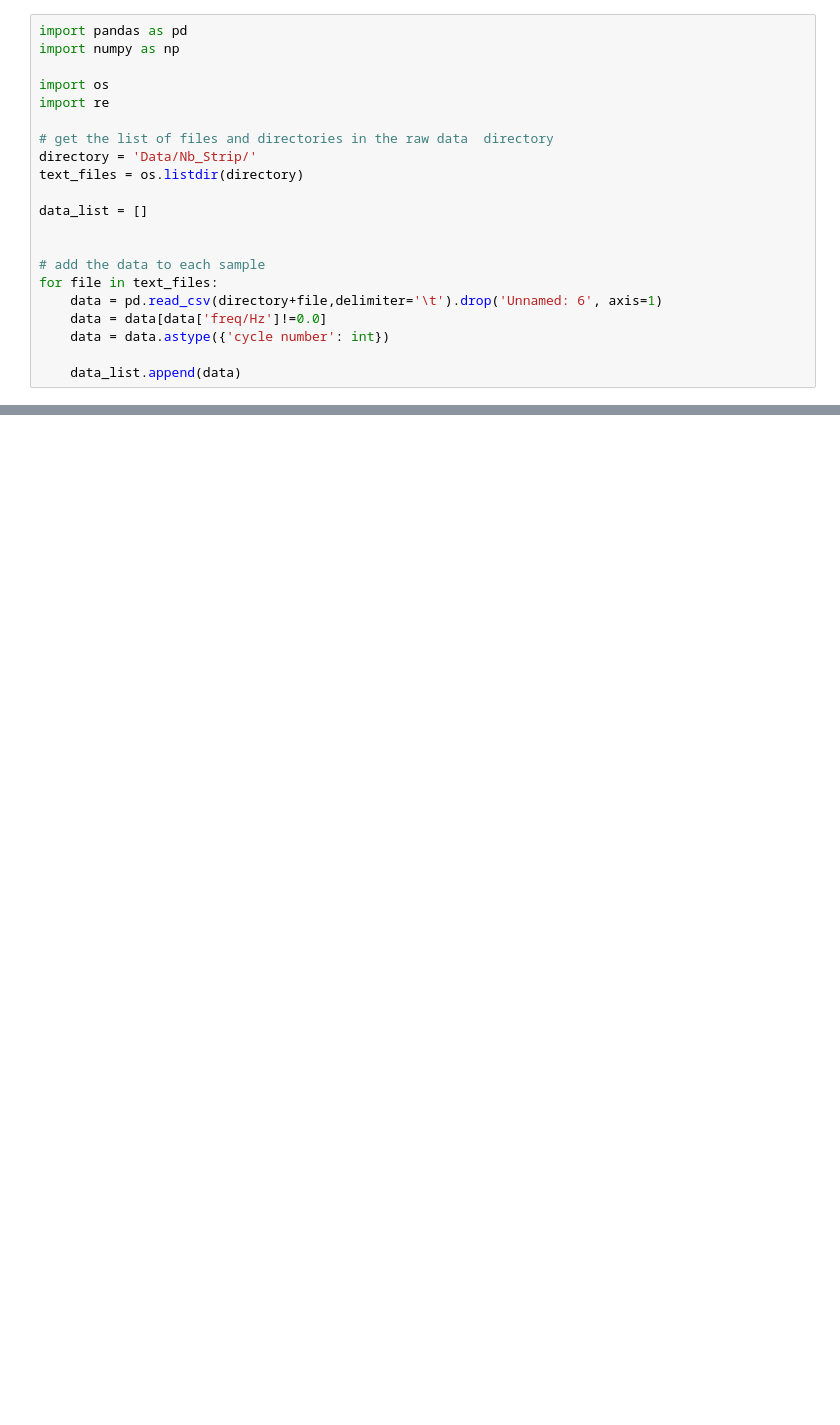
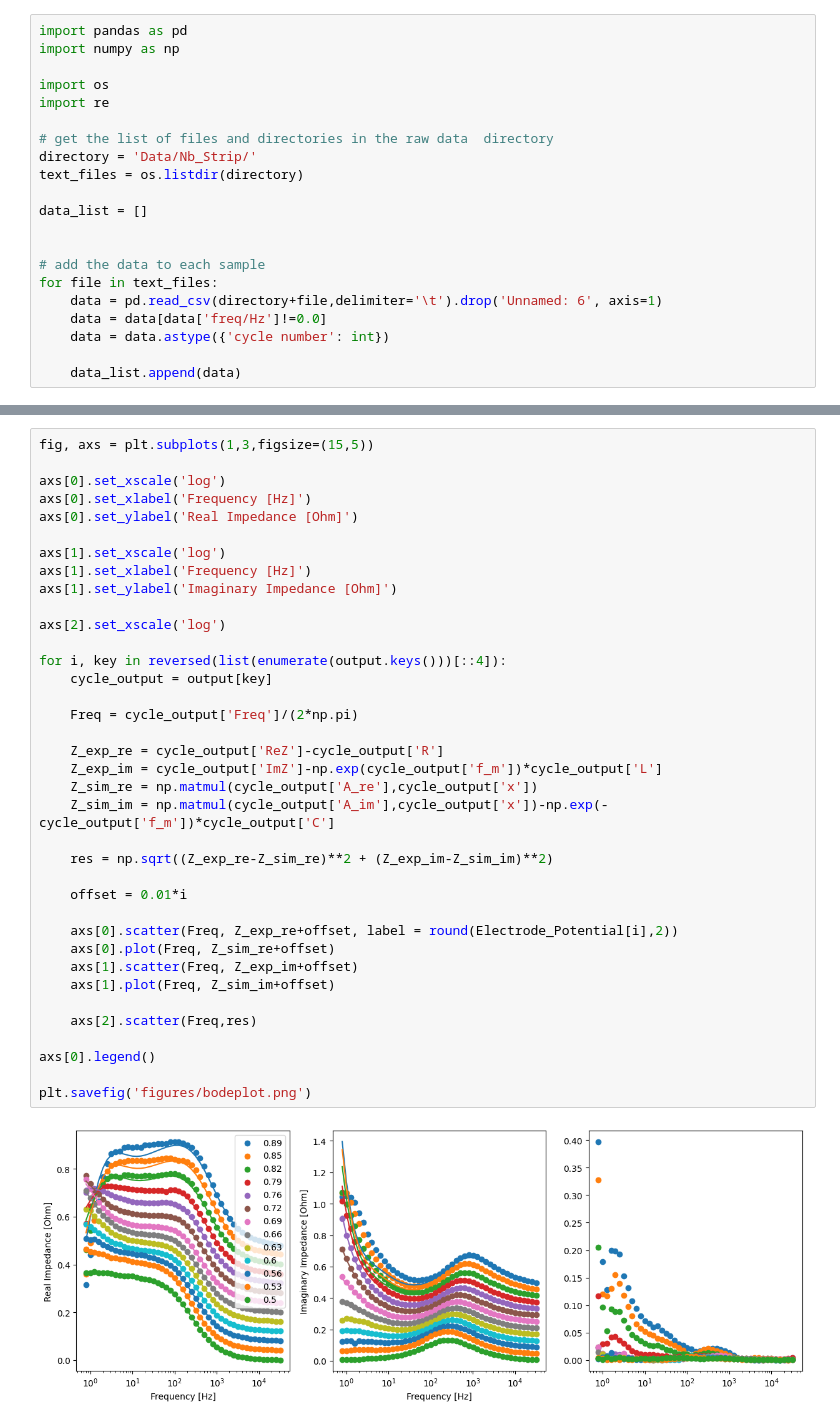
Before and after one commit to EricViklund/nbeis, a Jupyter notebook: DRT-Compute-3.ipynb, the cells around one changed output, grey strips where cells are left out. Saved outputs shown, nothing was run; the diff lists cells and outputs as text; blank space fills up the shorter version.

```diff
--- a/DRT-Compute-3.ipynb
+++ b/DRT-Compute-3.ipynb
@@ -362,3 +435,42 @@ Elapsed time: 0.23 seconds
+# %%
+fig, axs = plt.subplots(1,3,figsize=(15,5))
+
+axs[0].set_xscale('log')
+axs[0].set_xlabel('Frequency [Hz]')
+axs[0].set_ylabel('Real Impedance [Ohm]')
+
+axs[1].set_xscale('log')
+axs[1].set_xlabel('Frequency [Hz]')
+axs[1].set_ylabel('Imaginary Impedance [Ohm]')
+
+axs[2].set_xscale('log')
+
+for i, key in reversed(list(enumerate(output.keys()))[::4]):
+    cycle_output = output[key]
+
+    Freq = cycle_output['Freq']/(2*np.pi)
+
+    Z_exp_re = cycle_output['ReZ']-cycle_output['R']
+    Z_exp_im = cycle_output['ImZ']-np.exp(cycle_output['f_m'])*cycle_output['L']
+    Z_sim_re = np.matmul(cycle_output['A_re'],cycle_output['x'])
+    Z_sim_im = np.matmul(cycle_output['A_im'],cycle_output['x'])-np.exp(-cycle_output['f_m'])*cycle_output['C']
+
+    res = np.sqrt((Z_exp_re-Z_sim_re)**2 + (Z_exp_im-Z_sim_im)**2)
+
+    offset = 0.01*i
+
+    axs[0].scatter(Freq, Z_exp_re+offset, label = round(Electrode_Potential[i],2))
+    axs[0].plot(Freq, Z_sim_re+offset)
+    axs[1].scatter(Freq, Z_exp_im+offset)
+    axs[1].plot(Freq, Z_sim_im+offset)
+
+    axs[2].scatter(Freq,res)
+
+axs[0].legend()
+
+plt.savefig('figures/bodeplot.png')
+# %% [output]
+[figure, added]
 # %%
 
 """Plotting"""
```
Also changed, not shown: parts of 9 cells of this notebook, 6 other files.
